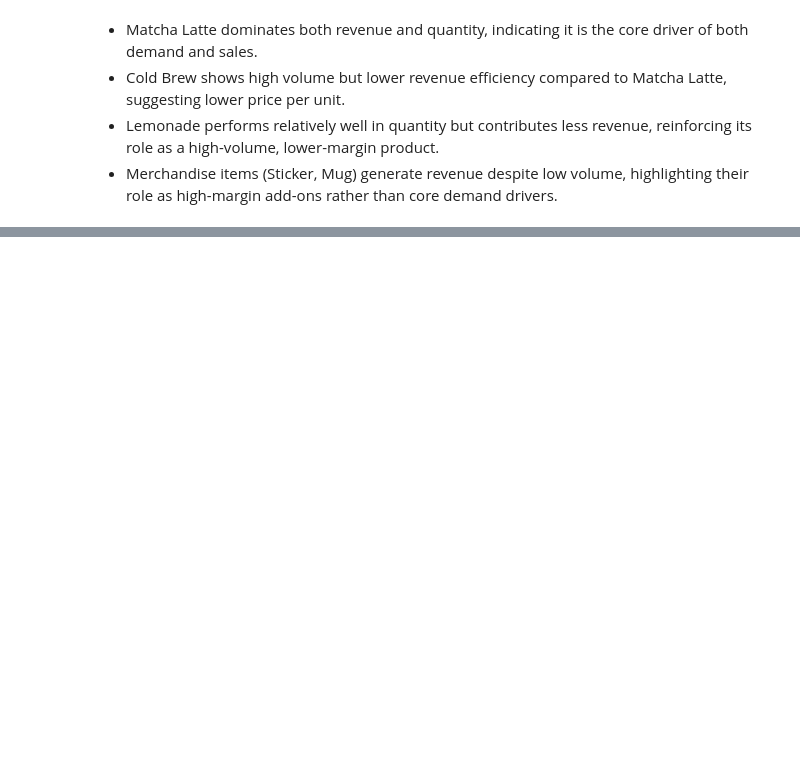
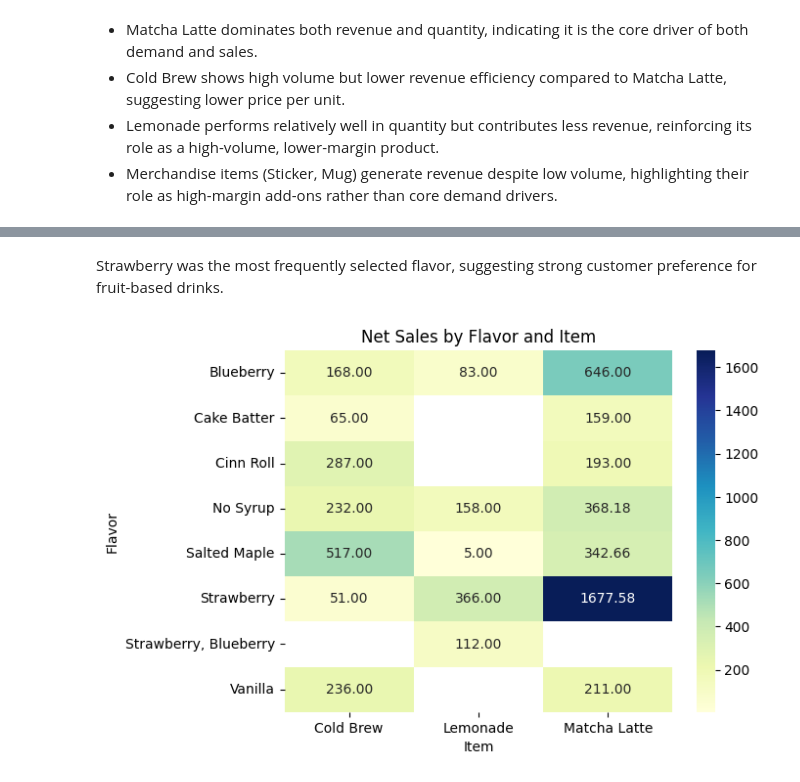
Before and after one commit to zoetankersley/sunrise_social_club, a Jupyter notebook: notebooks/eda.ipynb, the cells around one changed output, grey strips where cells are left out. Cells and saved outputs as stored; diff of their text form; code cells hidden in the pictures; blank space fills up the shorter version.

```diff
--- a/notebooks/eda.ipynb
+++ b/notebooks/eda.ipynb
@@ -193,0 +257,16 @@ Name: Net_Sales, dtype: float64
+# %% [markdown]
+Strawberry was the most frequently selected flavor, suggesting strong customer preference for fruit-based drinks.
+# %%
+pivot = drink_df.pivot_table(
+    index="Flavor",
+    columns="Item",
+    values="Net_Sales",
+    aggfunc="sum"
+)
+sns.heatmap(pivot, annot=True, fmt=".2f", cmap="YlGnBu")
+plt.title("Net Sales by Flavor and Item")
+plt.xlabel("Item")
+plt.ylabel("Flavor")
+plt.show()
+# %% [output]
+[figure, added]
```
Also changed, not shown: parts of 48 cells of this notebook, 4 other files.
